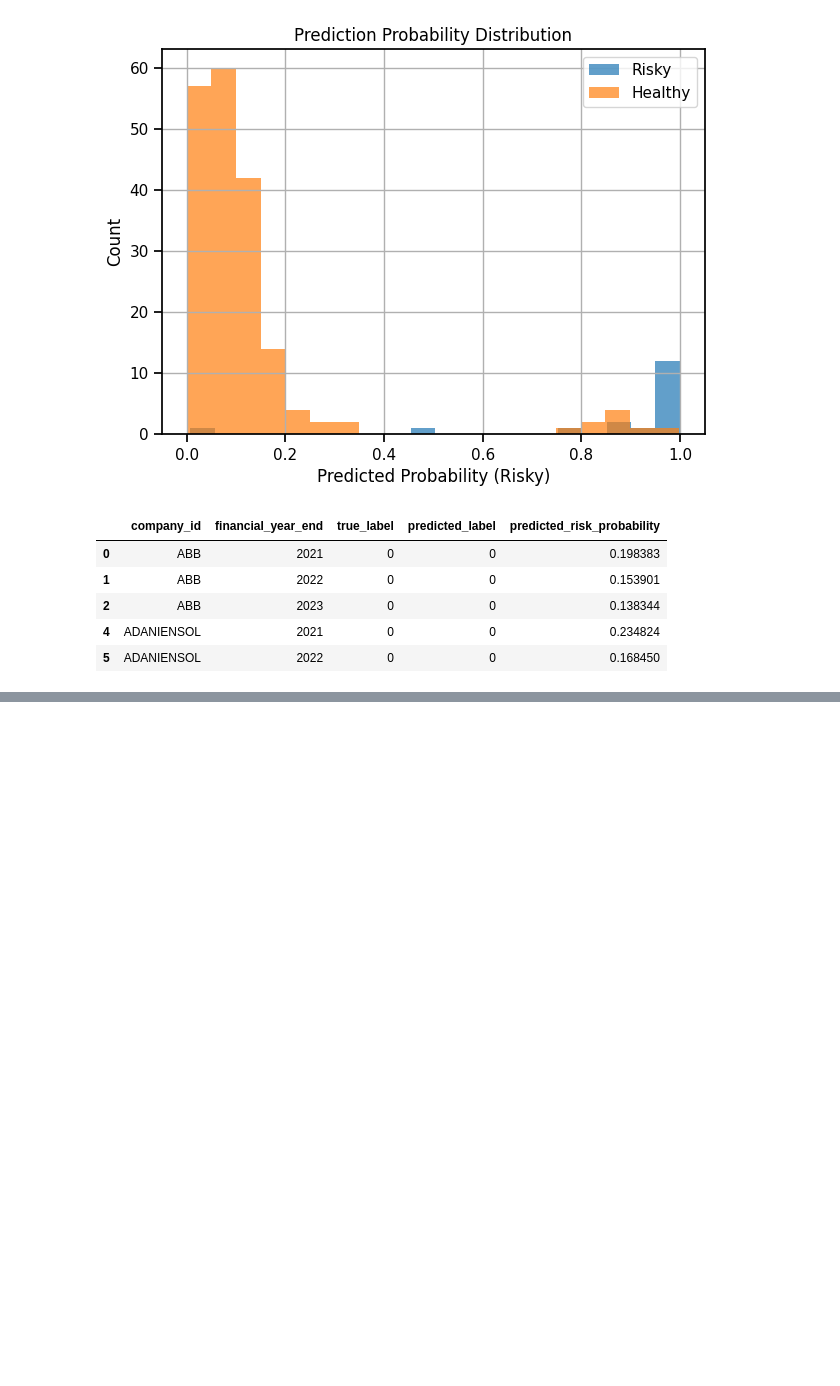
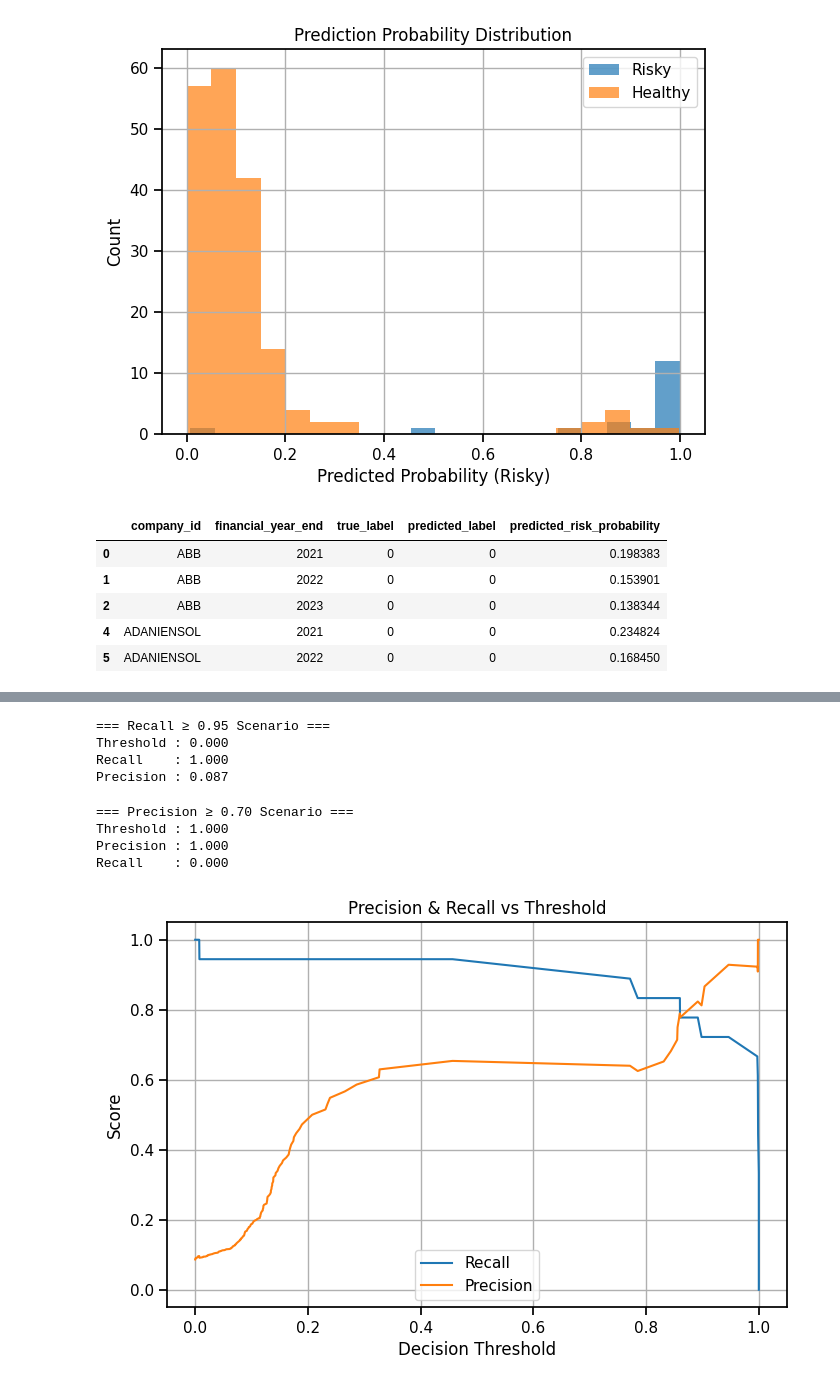
Before and after one commit to dustyAlgo/Financial_risk_estimator, a Jupyter notebook: train_logistic_regression_v1.ipynb, the cells around one changed output, grey strips where cells are left out. Drawn from its saved outputs; the diff is of its cells as text; code cells hidden in the pictures; blank space fills up the shorter version.

```diff
--- a/train_logistic_regression_v1.ipynb
+++ b/train_logistic_regression_v1.ipynb
@@ -242,3 +310,19 @@ val_results.head()
 | 2 | ABB | 2023 | 0 | 0 | 0.138344 |
 | 4 | ADANIENSOL | 2021 | 0 | 0 | 0.234824 |
 | 5 | ADANIENSOL | 2022 | 0 | 0 | 0.168450 |
+# %%
+# Precision–Recall vs Threshold analysis
+precision_curve, recall_curve, thresholds = precision_recall_curve(
+    y_val, y_pred_proba
+)
+
+# precision_recall_curve returns len(thresholds) = len(precision) - 1
+thresholds = np.append(thresholds, 1.0)
+
+pr_df = pd.DataFrame({
+    "threshold": thresholds,
+    "precision": precision_curve,
+    "recall": recall_curve
+})
+
+pr_df.head()
@@ -244,0 +349,43 @@ val_results.head()
+# %%
+# Scenario 1: Recall ≥ 0.95 → What Precision?
+high_recall_df = pr_df[pr_df["recall"] >= 0.95]
+
+best_high_recall = high_recall_df.iloc[0]
+
+print("=== Recall ≥ 0.95 Scenario ===")
+print(f"Threshold : {best_high_recall['threshold']:.3f}")
+print(f"Recall    : {best_high_recall['recall']:.3f}")
+print(f"Precision : {best_high_recall['precision']:.3f}")
+# %% [output]
+=== Recall ≥ 0.95 Scenario ===
+Threshold : 0.000
+Recall    : 1.000
+Precision : 0.087
+# %%
+# Scenario 2: Precision ≥ 0.70 → What Recall?
+high_precision_df = pr_df[pr_df["precision"] >= 0.70]
+
+best_high_precision = high_precision_df.iloc[-1]
+
+print("=== Precision ≥ 0.70 Scenario ===")
+print(f"Threshold : {best_high_precision['threshold']:.3f}")
+print(f"Precision : {best_high_precision['precision']:.3f}")
+print(f"Recall    : {best_high_precision['recall']:.3f}")
+# %% [output]
+=== Precision ≥ 0.70 Scenario ===
+Threshold : 1.000
+Precision : 1.000
+Recall    : 0.000
+# %%
+# Visualize threshold trade off
+plt.figure(figsize=(8, 5))
+plt.plot(pr_df["threshold"], pr_df["recall"], label="Recall")
+plt.plot(pr_df["threshold"], pr_df["precision"], label="Precision")
+plt.xlabel("Decision Threshold")
+plt.ylabel("Score")
+plt.title("Precision & Recall vs Threshold")
+plt.legend()
+plt.grid(True)
+plt.show()
+# %% [output]
+[figure, added]
```
Also changed, not shown: parts of 11 cells of this notebook, 2 other files.
